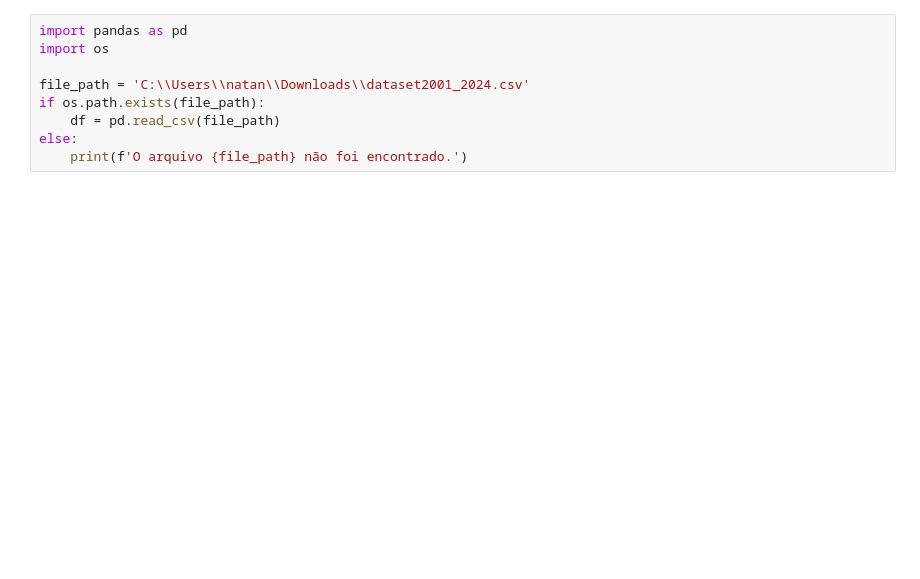
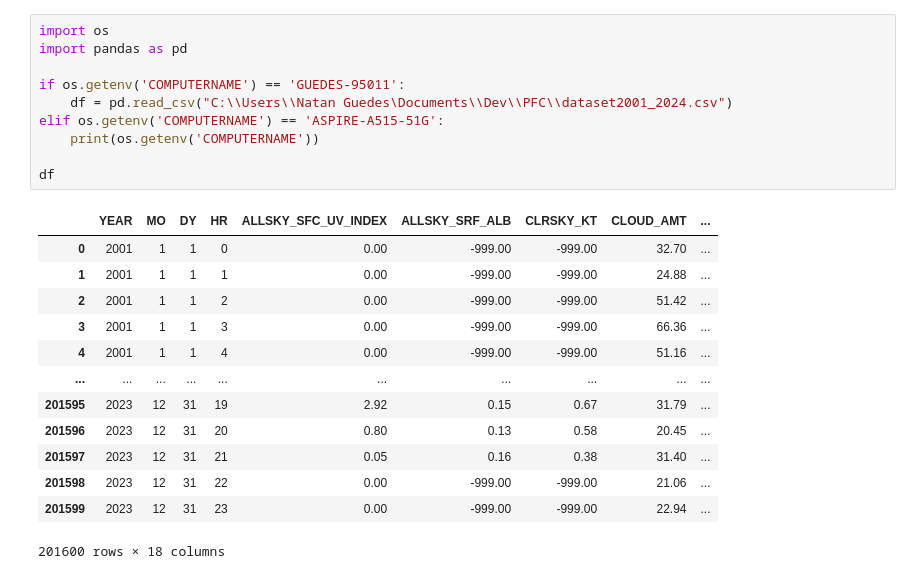
Before and after one commit to NSG0409/pfc, a Jupyter notebook: teste4.ipynb, the cells around one changed output. Cells and saved outputs as stored; diff of their text form; blank space fills up the shorter version.

```diff
--- a/teste4.ipynb
+++ b/teste4.ipynb
@@ -1,12 +1,27 @@
-# %%
-import pandas as pd
-import os
-
-file_path = 'C:\\Users\\natan\\Downloads\\dataset2001_2024.csv'
-if os.path.exists(file_path):
-    df = pd.read_csv(file_path)
-else:
-    print(f'O arquivo {file_path} não foi encontrado.')
+# %%
+import os
+import pandas as pd
+
+if os.getenv('COMPUTERNAME') == 'GUEDES-95011':
+    df = pd.read_csv("C:\\Users\\Natan Guedes\Documents\\Dev\\PFC\\dataset2001_2024.csv")
+elif os.getenv('COMPUTERNAME') == 'ASPIRE-A515-51G':
+    print(os.getenv('COMPUTERNAME'))
+
+df
+# %% [output]
+|  | YEAR | MO | DY | HR | ALLSKY_SFC_UV_INDEX | ALLSKY_SRF_ALB | CLRSKY_KT | CLOUD_AMT | ... |
+| 0 | 2001 | 1 | 1 | 0 | 0.00 | -999.00 | -999.00 | 32.70 | ... |
+| 1 | 2001 | 1 | 1 | 1 | 0.00 | -999.00 | -999.00 | 24.88 | ... |
+| 2 | 2001 | 1 | 1 | 2 | 0.00 | -999.00 | -999.00 | 51.42 | ... |
+| 3 | 2001 | 1 | 1 | 3 | 0.00 | -999.00 | -999.00 | 66.36 | ... |
+| 4 | 2001 | 1 | 1 | 4 | 0.00 | -999.00 | -999.00 | 51.16 | ... |
+| ... | ... | ... | ... | ... | ... | ... | ... | ... | ... |
+| 201595 | 2023 | 12 | 31 | 19 | 2.92 | 0.15 | 0.67 | 31.79 | ... |
+| 201596 | 2023 | 12 | 31 | 20 | 0.80 | 0.13 | 0.58 | 20.45 | ... |
+| 201597 | 2023 | 12 | 31 | 21 | 0.05 | 0.16 | 0.38 | 31.40 | ... |
+| 201598 | 2023 | 12 | 31 | 22 | 0.00 | -999.00 | -999.00 | 21.06 | ... |
+| 201599 | 2023 | 12 | 31 | 23 | 0.00 | -999.00 | -999.00 | 22.94 | ... |
+201600 rows × 18 columns
 # %%
 # Split dos dados para o ultimo ano
 df_23 = df[df['YEAR'] == 2023]
```
Also changed, not shown: parts of 10 cells of this notebook.
